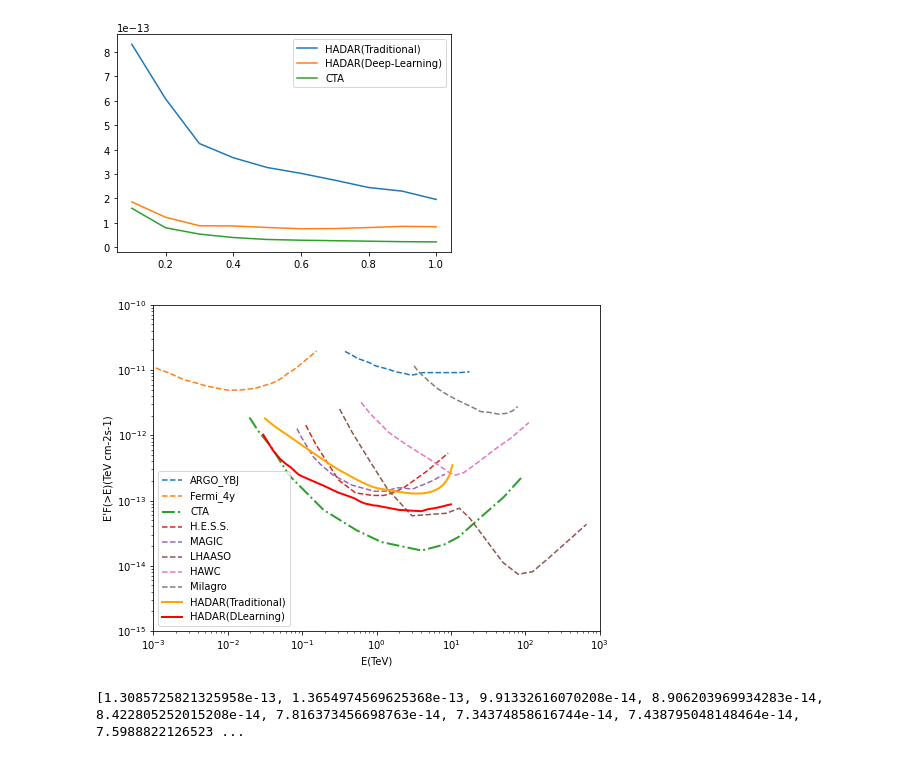
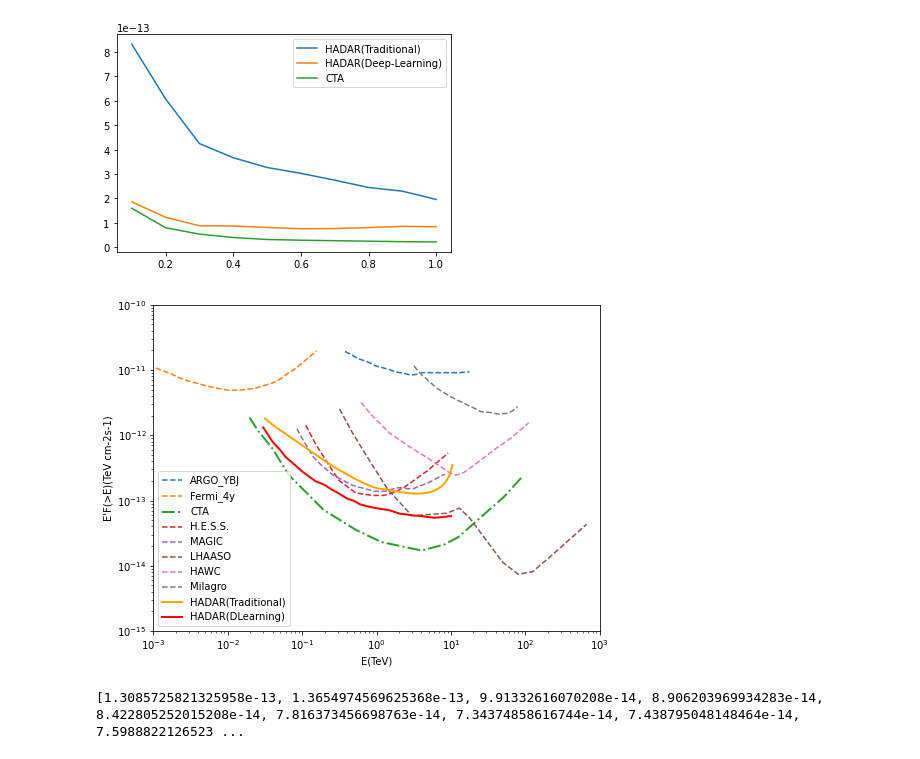
Before and after one commit to caihao/gpLearn, a Jupyter notebook: draw.ipynb, the cells around one changed output. Drawn from its saved outputs; the diff is of its cells as text; code cells hidden in the pictures.

```diff
--- a/draw.ipynb
+++ b/draw.ipynb
@@ -241,37 +241,37 @@ HADAR_x=[0.031623,0.038019,0.045709,0.054954,0.066069,0.079433,0.095499,0.114815
 HADAR_y=[2.022430e-12,1.705962e-12,1.415172e-12,1.158983e-12,9.394207e-13,7.741860e-13,6.630477e-13,5.733126e-13,4.955704e-13,4.255727e-13,3.668589e-13,3.138382e-13,2.701578e-13,2.333092e-13,2.019521e-13,1.761944e-13,1.528534e-13,1.356678e-13,1.238197e-13,1.182810e-13,1.138116e-13,1.081196e-13,1.055414e-13,1.010960e-13,9.978595e-14,9.783736e-14,9.830343e-14,1.021770e-13,1.036378e-13,1.142477e-13,1.277295e-13,1.972777e-13]
 HADAR_y_new=[]
 for i in HADAR_y:
     HADAR_y_new.append(i+5e-13)
     # HADAR_y_new.append(i+0)
 HADAR_x=[0.031623, 0.034674, 0.038019, 0.041687, 0.045709, 0.050119, 0.054954, 0.060256, 0.066069, 0.072444, 0.079433, 0.087096, 0.095499, 0.104713, 0.114815, 0.125893, 0.138038, 0.151356, 0.165959, 0.18197, 0.199526, 0.218776, 0.239883, 0.263027, 0.288403, 0.316228, 0.346737, 0.380189, 0.416869, 0.457088, 0.501187, 0.549541, 0.60256, 0.660693, 0.724436, 0.794328, 0.870964, 0.954993, 1.047129, 1.148154, 1.258925, 1.380384, 1.513561, 1.659587, 1.819701, 1.995262, 2.187762, 2.398833, 2.630268, 2.884032, 3.162278, 3.467369, 3.801894, 4.168694, 4.570882, 5.011872, 5.495409, 6.025596, 6.606934, 7.24436, 7.943282, 8.709636, 9.549926, 10.471285]
 HADAR_y_new=[1.861833e-12, 1.709373e-12, 1.574778e-12, 1.455671e-12, 1.350194e-12, 1.256846e-12, 1.174374e-12, 1.098469e-12, 1.026247e-12, 9.579432e-13, 8.937216e-13, 8.33703e-13, 7.779856e-13, 7.266551e-13, 6.797899e-13, 6.362121e-13, 5.956484e-13, 5.5788e-13, 5.227332e-13, 4.900726e-13, 4.597971e-13, 4.318366e-13, 4.061493e-13, 3.827213e-13, 3.615657e-13, 3.427231e-13, 3.261457e-13, 3.104475e-13, 2.956801e-13, 2.818969e-13, 2.69157e-13, 2.575321e-13, 2.468856e-13, 2.370772e-13, 2.281738e-13, 2.202574e-13, 2.134339e-13, 2.078448e-13, 2.03686e-13, 2.012383e-13, 1.987204e-13, 1.961605e-13, 1.935898e-13, 1.910433e-13, 1.885601e-13, 1.861844e-13, 1.839674e-13, 1.819694e-13, 1.802626e-13, 1.789371e-13, 1.78108e-13, 1.779018e-13, 1.781386e-13, 1.789528e-13, 1.805272e-13, 1.831211e-13, 1.871212e-13, 1.927584e-13, 2.00399e-13, 2.110687e-13, 2.26652e-13, 2.511123e-13, 2.947988e-13, 3.992467e-13]
 for i in range(len(HADAR_y_new)):
     HADAR_y_new[i]=HADAR_y_new[i]-0.5e-13
 
 plt.plot(HADAR_x,HADAR_y_new,label="HADAR(Traditional)",linewidth=2,color="orange")
 
-Deep_Learning_x=[0.03,0.04,0.05,0.06,0.07,0.08,0.09,0.1,0.2,0.3,0.4,0.5,0.6,0.7,0.8,0.9,1,2,3,4,5,6,7,8,9,10]
+Deep_Learning_x=[0.03,0.04,0.05,0.06,0.08,0.1,0.15,0.2,0.25,0.3,0.4,0.5,0.6,0.8,1,1.5,2,2.5,3,4,5,6,8,10]
 # Deep_Learning_y=[2.2085725821325958e-13, 1.3654974569625368e-13, 9.91332616070208e-14, 8.906203969934283e-14, 8.422805252015208e-14, 7.816373456698763e-14, 7.44374858616744e-14, 7.538795048148464e-14, 7.698882212652347e-14, 7.787514854325699e-14, 8.221693804470974e-14, 9.389515995450528e-14, 1.0521685233352507e-13, 1.1280774309491296e-13, 1.1865794909233227e-13, 1.3578268039906047e-13, 1.4848350556851558e-13, 1.6385200947205978e-13, 1.8272242803627697e-13]
-Deep_Learning_y=[1.0242049977638092e-12, 6.002982274880589e-13, 4.3919611098184233e-13, 3.665796991530528e-13, 3.237854832521157e-13, 2.8021700988686797e-13, 2.4931332003543753e-13, 2.346887555576658e-13, 1.662477330465835e-13, 1.3371970755898307e-13, 1.1892637822120736e-13, 1.0852565082688192e-13, 9.659670482385736e-14, 8.995568239620577e-14, 8.706693634982044e-14, 8.433699495485082e-14, 8.358683943261621e-14, 7.185679470219384e-14, 6.995913858050535e-14, 6.866005774013234e-14, 7.391860300285594e-14, 7.629303929593721e-14, 7.922419755357595e-14, 8.206723717088007e-14, 8.520345437173829e-14, 8.734067003840973e-14]
+Deep_Learning_y=[1.320764823786998e-12, 7.954089071105926e-13, 6.063272127548537e-13, 4.646976027802734e-13, 3.506143639022736e-13, 2.7919447144784323e-13, 1.986694854561636e-13, 1.7388927951632745e-13, 1.471785362818705e-13, 1.3150861510471927e-13, 1.0772871240844778e-13, 9.839974070076752e-14, 8.754472956466356e-14, 8.022061746312776e-14, 7.63080398137791e-14, 7.087731533793451e-14, 6.338387449937532e-14, 6.117586162058785e-14, 5.933689938831626e-14, 5.780172007483484e-14, 5.5757238846238545e-14, 5.440149686900941e-14, 5.615052807280176e-14, 5.772307635700786e-14]
 plt.plot(Deep_Learning_x,Deep_Learning_y,label="HADAR(DLearning)",linewidth=2,color="red")
 
 
 # Add axis labels and a title
 plt.xlabel('E(TeV)')
 plt.ylabel('E\'F(>E)(TeV cm-2s-1)')
 # plt.title('Logarithmic x-axis')
 
 plt.xlim(1e-3,1e3)
 plt.ylim(1e-15,1e-10)
 plt.xscale("log")
 plt.yscale("log")
 plt.legend()
 
 # Display the plot
-# plt.savefig("s.png",dpi=400)
+plt.savefig("s.png",dpi=500)
 plt.show()
 # %% [output]
-[figure, old version]
+[figure, new version]
 # %%
 E=[0.1,0.2,0.3,0.4,0.5,0.6,0.7,0.8,0.9,1, 2,3,4,5,6,7,8,9,10]
 
```
Also changed, not shown: parts of 13 cells of this notebook, 12 other files.
